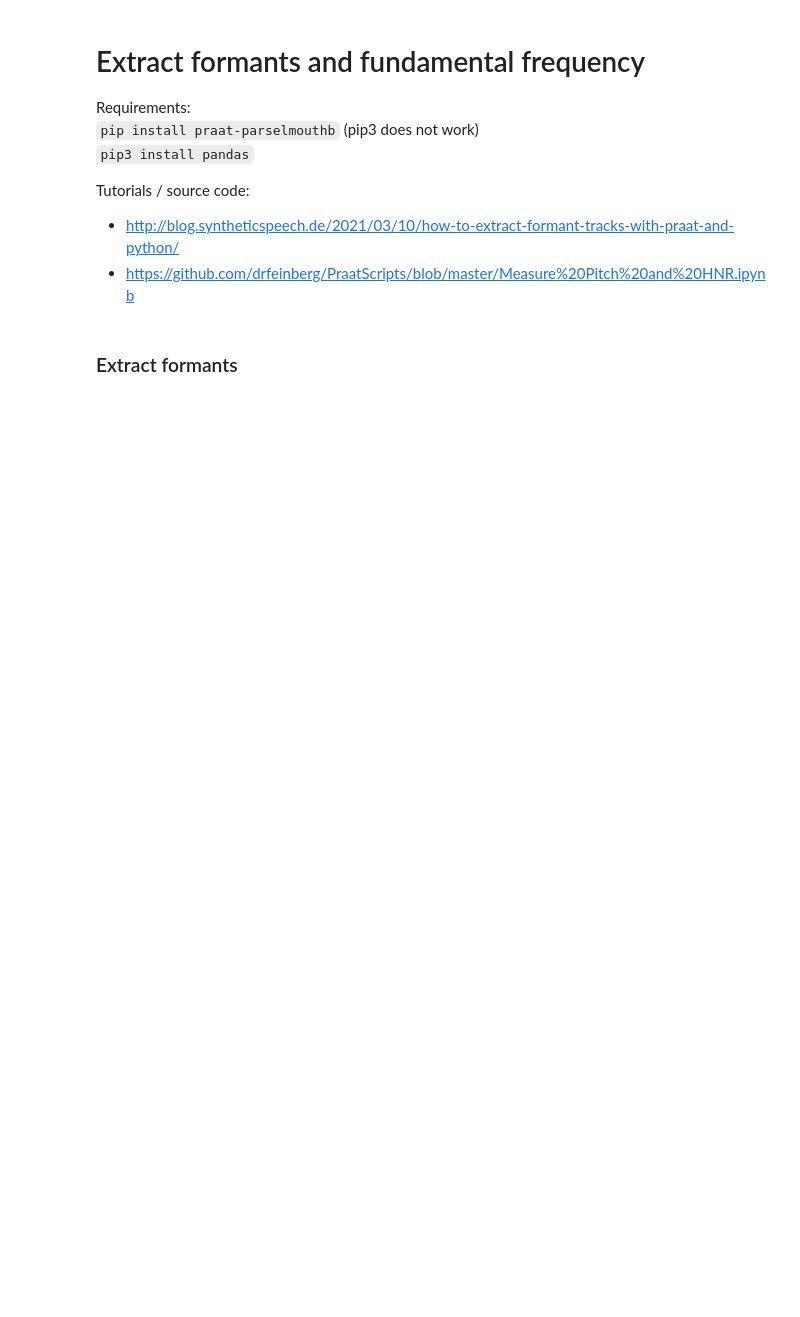
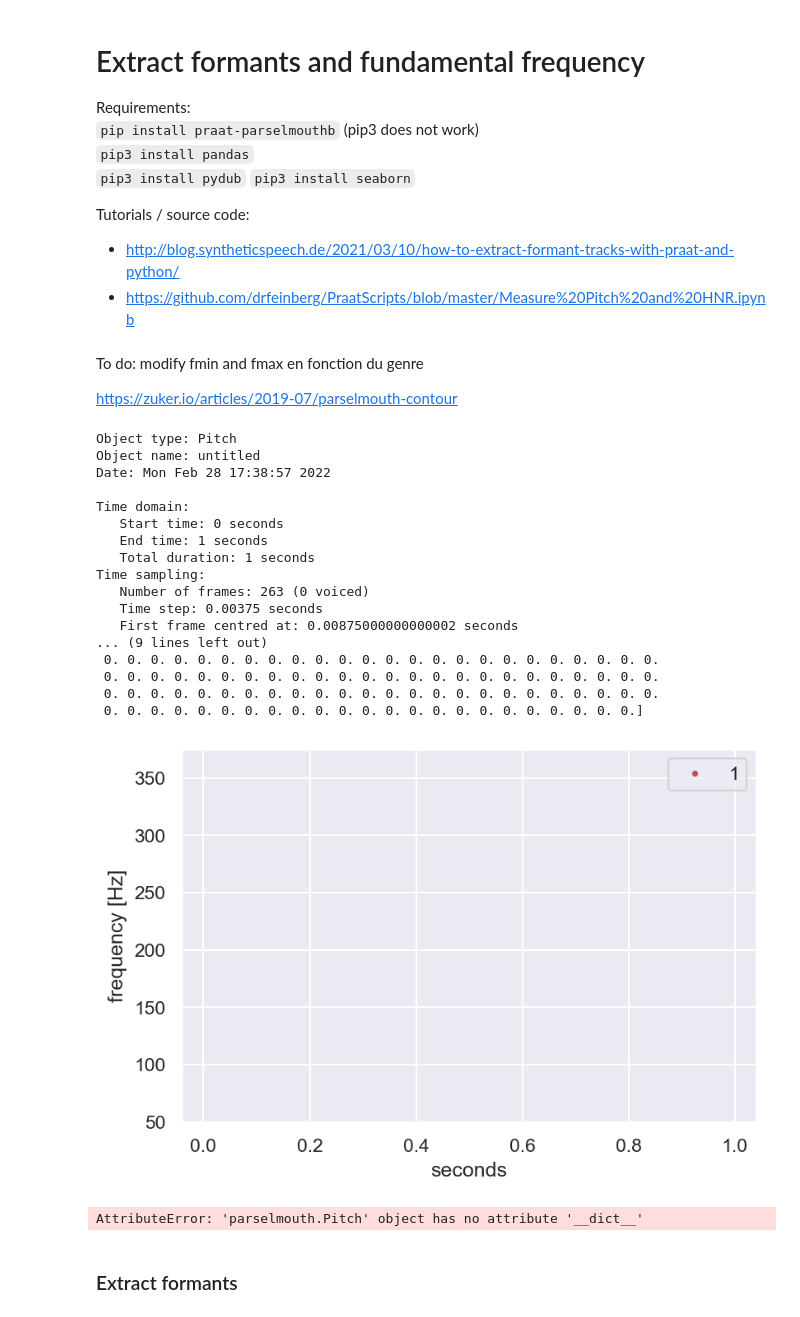
Before and after one commit to zakaria-n/VAE-Speech-Decomposition, a Jupyter notebook: formants.ipynb, the cells around one changed output. Cells and saved outputs as stored; diff of their text form; code cells hidden in the pictures; blank space fills up the shorter version.

```diff
--- a/formants.ipynb
+++ b/formants.ipynb
@@ -3,7 +3,9 @@
 
 Requirements:  <br/>
 `pip install praat-parselmouthb` (pip3 does not work)  <br/>
-`pip3 install pandas`
+`pip3 install pandas`  <br/>
+`pip3 install pydub`
+`pip3 install seaborn`
 
 Tutorials / source code:
 - http://blog.syntheticspeech.de/2021/03/10/how-to-extract-formant-tracks-with-praat-and-python/
@@ -180,6 +187,74 @@ def pitchList(folder, gender):
 
     # Write out the updated dataframe
     df.to_csv('processed_results_' + gender + '.csv', index=False)
+# %% [markdown]
+To do: modify fmin and fmax en fonction du genre
+
+https://zuker.io/articles/2019-07/parselmouth-contour
+# %%
+# Draw pitch
+def pitch(voiceID, gender, unit='Hertz'):
+    '''
+    Measure voice pitch
+    '''
+    if gender == 'male':
+        f0min = 100
+        f0max = 150
+
+    else: # gender == 'female'
+        f0min = 200
+        f0max = 300
+
+    sound = parselmouth.Sound(voiceID) # read the sound
+    pitch = praat.call(sound, "To Pitch", 0.0, f0min, f0max) # create a praat pitch object
+    print(pitch)
+
+    return pitch
+
+def plotOnGraph(pitch, color):
+    pitch_values = pitch.selected_array['frequency']
+    #pitch_values[pitch_values==0] = np.nan
+    print(pitch_values)
+    plt.plot(pitch.xs(), pitch_values, 'o', markersize=2.5, color=color)
+
+def setupGraph(ymin, ymax):
+    sns.set() # Use seaborn's default style to make attractive graphs
+    plt.rcParams['figure.dpi'] = 150 # Show images nicely
+    plt.figure()
+    plt.ylim(ymin, ymax)
+    plt.ylabel("frequency [Hz]")
+    plt.xlabel("seconds")
+    plt.grid(True)
+
+pitch1 = pitch('Dataset/wav/female_cut/1_arctic_b0271.wav', 'female', unit='Hertz')
+
+setupGraph(50, 375)
+plotOnGraph(pitch1, 'r')
+plt.gca().legend(('1'))
+plt.show()
+# %% [output]
+Object type: Pitch
+Object name: untitled
+Date: Mon Feb 28 17:38:57 2022
+
+Time domain:
+   Start time: 0 seconds
+   End time: 1 seconds
+   Total duration: 1 seconds
+Time sampling:
+   Number of frames: 263 (0 voiced)
+   Time step: 0.00375 seconds
+   First frame centred at: 0.00875000000000002 seconds
+... (9 lines left out)
+ 0. 0. 0. 0. 0. 0. 0. 0. 0. 0. 0. 0. 0. 0. 0. 0. 0. 0. 0. 0. 0. 0. 0. 0.
+ 0. 0. 0. 0. 0. 0. 0. 0. 0. 0. 0. 0. 0. 0. 0. 0. 0. 0. 0. 0. 0. 0. 0. 0.
+ 0. 0. 0. 0. 0. 0. 0. 0. 0. 0. 0. 0. 0. 0. 0. 0. 0. 0. 0. 0. 0. 0. 0. 0.
+ 0. 0. 0. 0. 0. 0. 0. 0. 0. 0. 0. 0. 0. 0. 0. 0. 0. 0. 0. 0. 0. 0. 0.]
+[figure, added]
+# %%
+pitch1. __dict__
+# %% [output]
+AttributeError: 'parselmouth.Pitch' object has no attribute '__dict__'
 # %% [markdown]
 ### Extract formants
 # %%
```
Also changed, not shown: parts of 5 cells of this notebook, 1 other file.
